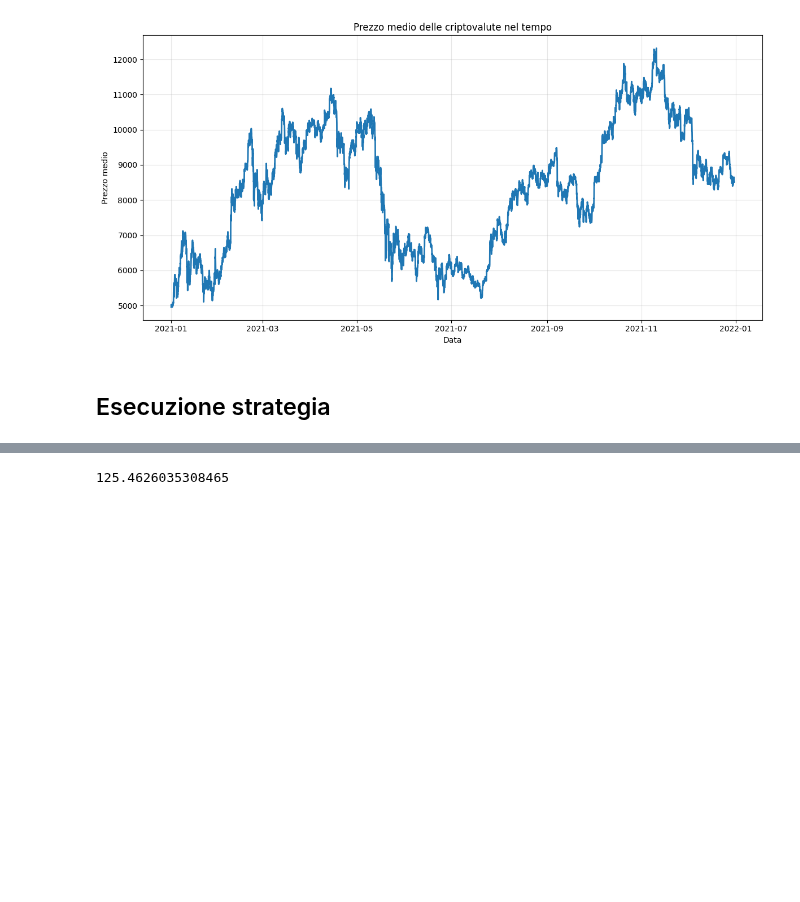
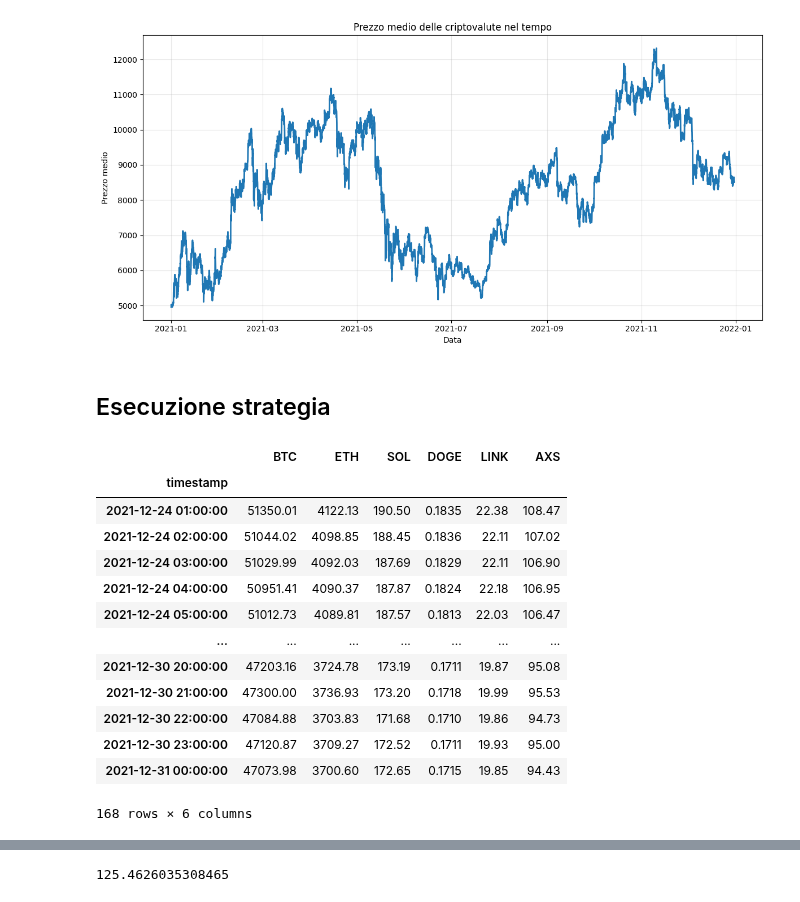
Before and after one commit to AleImbri/Crypto-strategies-simulations, a Jupyter notebook: Real-time Rotazione multi-asset con medie mobili.ipynb, the cells around one changed output, grey strips where cells are left out. Cells and saved outputs as stored; diff of their text form; code cells hidden in the pictures; blank space fills up the shorter version.

```diff
--- a/Real-time Rotazione multi-asset con medie mobili.ipynb
+++ b/Real-time Rotazione multi-asset con medie mobili.ipynb
@@ -1117,5 +1118,22 @@ plt.show()
 # crypto_prices.to_csv(f'{list(crypto_prices.columns)}_USDT_timeframe_{timeframe_download}_start_date_{start_date}_end_date_{end_date}.csv')
 # %% [markdown]
 ## Esecuzione strategia
+# %%
+crypto_prices.iloc[-24*7:]
+# %% [output]
+|  | BTC | ETH | SOL | DOGE | LINK | AXS |
+| timestamp |  |  |  |  |  |  |
+| 2021-12-24 01:00:00 | 51350.01 | 4122.13 | 190.50 | 0.1835 | 22.38 | 108.47 |
+| 2021-12-24 02:00:00 | 51044.02 | 4098.85 | 188.45 | 0.1836 | 22.11 | 107.02 |
+| 2021-12-24 03:00:00 | 51029.99 | 4092.03 | 187.69 | 0.1829 | 22.11 | 106.90 |
+| 2021-12-24 04:00:00 | 50951.41 | 4090.37 | 187.87 | 0.1824 | 22.18 | 106.95 |
+| 2021-12-24 05:00:00 | 51012.73 | 4089.81 | 187.57 | 0.1813 | 22.03 | 106.47 |
+| ... | ... | ... | ... | ... | ... | ... |
+| 2021-12-30 20:00:00 | 47203.16 | 3724.78 | 173.19 | 0.1711 | 19.87 | 95.08 |
+| 2021-12-30 21:00:00 | 47300.00 | 3736.93 | 173.20 | 0.1718 | 19.99 | 95.53 |
+| 2021-12-30 22:00:00 | 47084.88 | 3703.83 | 171.68 | 0.1710 | 19.86 | 94.73 |
+| 2021-12-30 23:00:00 | 47120.87 | 3709.27 | 172.52 | 0.1711 | 19.93 | 95.00 |
+| 2021-12-31 00:00:00 | 47073.98 | 3700.60 | 172.65 | 0.1715 | 19.85 | 94.43 |
+168 rows × 6 columns
 # %%
 # Parametri fissi
```
Also changed, not shown: parts of 2 cells of this notebook, 1 other file.
